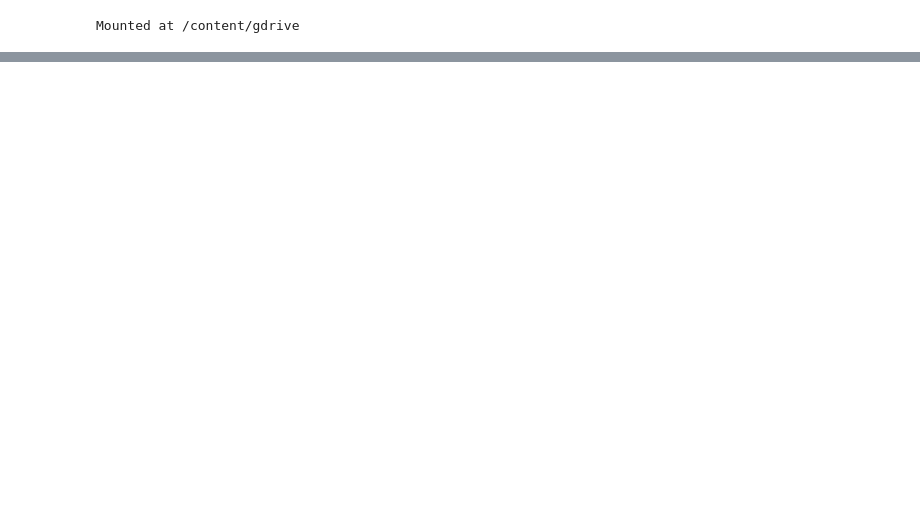
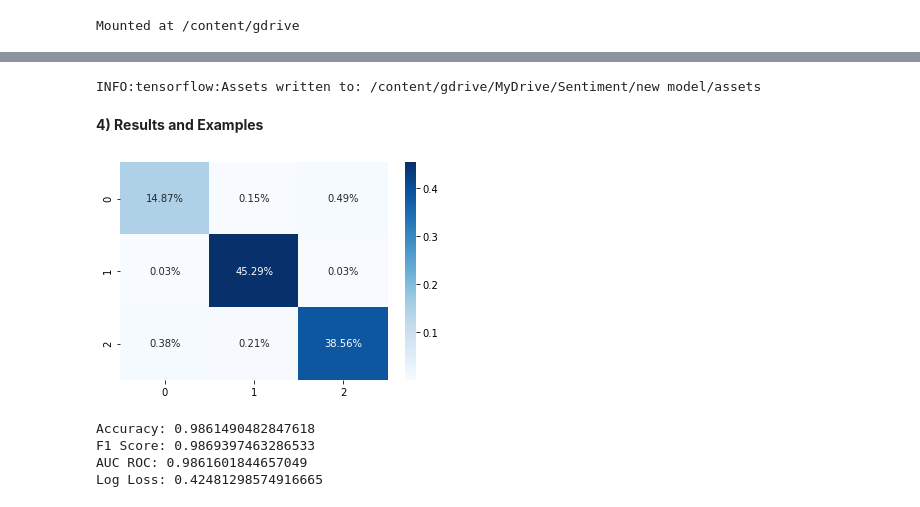
Before and after one commit to Naveeng007/Emotion-Detection-Using-LSTM, a Jupyter notebook: Emotion_Analysis_Using_LSTM.ipynb, the cells around one changed output, grey strips where cells are left out. Drawn from its saved outputs; the diff is of its cells as text; code cells hidden in the pictures; blank space fills up the shorter version.

Commit message:
performance measures added

```diff
--- a/Emotion_Analysis_Using_LSTM.ipynb
+++ b/Emotion_Analysis_Using_LSTM.ipynb
@@ -197,0 +70,11 @@ fear
+# %%
+from keras.preprocessing.text import Tokenizer
+from keras.preprocessing.sequence import pad_sequences
+
+# Tokenizing the text using in-built function
+tokenizer = Tokenizer(num_words = 5000, split=' ')
+tokenizer.fit_on_texts(data['text'].values)
+
+# The function map the words to integers, ands also pads the sentences, wherever required
+X = tokenizer.texts_to_sequences(data['text'].values)
+X = pad_sequences(X)
@@ -197,0 +84,7 @@ fear
+# %%
+from sklearn.model_selection import train_test_split
+
+# Splitting the Dataset
+X_train, X_test, Y_train, Y_test = train_test_split(X, Y, test_size = 0.3)
+print(X_train.shape, Y_train.shape)
+print(X_test.shape, Y_test.shape)
@@ -197,0 +149,40 @@ fear
+# %%
+# Saving the Model
+model.save('/content/gdrive/MyDrive/Sentiment/new model')
+# %% [output]
+INFO:tensorflow:Assets written to: /content/gdrive/MyDrive/Sentiment/new model/assets
+# %%
+# Loading the Model
+model = keras.models.load_model('/content/gdrive/MyDrive/Sentiment/new model')
+# %% [markdown]
+**4) Results and Examples**
+# %%
+# Predicting the Results
+y_pred = model.predict(X_test)
+y_pred = np.array([[1 if x > 0.5 else 0 for x in y ] for y in y_pred])
+# %%
+import seaborn as sn
+from sklearn.metrics import confusion_matrix
+
+# Confusion Matrix
+cm = confusion_matrix(Y_test.argmax(axis=1), y_pred.argmax(axis=1))
+sn.heatmap(cm/np.sum(cm), annot=True, fmt='.2%', cmap='Blues')
+plt.show()
+# %% [output]
+[figure, added]
+# %%
+from sklearn.metrics import accuracy_score
+from sklearn.metrics import f1_score
+from sklearn.metrics import roc_auc_score
+from sklearn.metrics import log_loss
+
+# Performance Measures
+print("Accuracy:", accuracy_score(Y_test, y_pred))
+print("F1 Score:", f1_score(Y_test, y_pred, average='micro'))
+print("AUC ROC:", roc_auc_score(Y_test, y_pred, multi_class='ovr'))
+print("Log Loss:", log_loss(Y_test, y_pred))
+# %% [output]
+Accuracy: 0.9861490482847618
+F1 Score: 0.9869397463286533
+AUC ROC: 0.9861601844657049
+Log Loss: 0.42481298574916665
```
Also changed, not shown: parts of 39 cells of this notebook, 1 other file.
